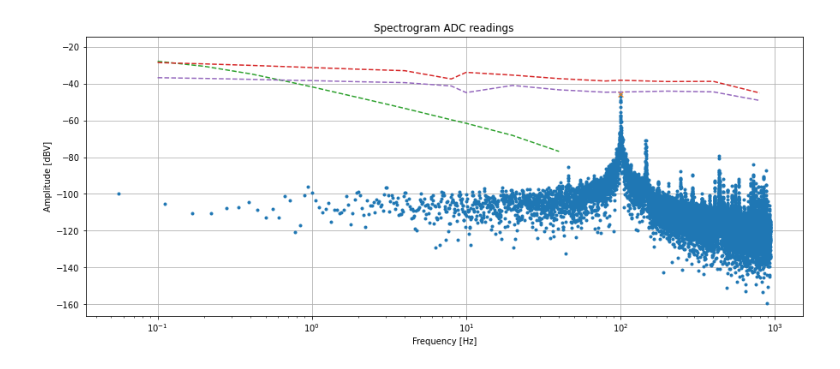
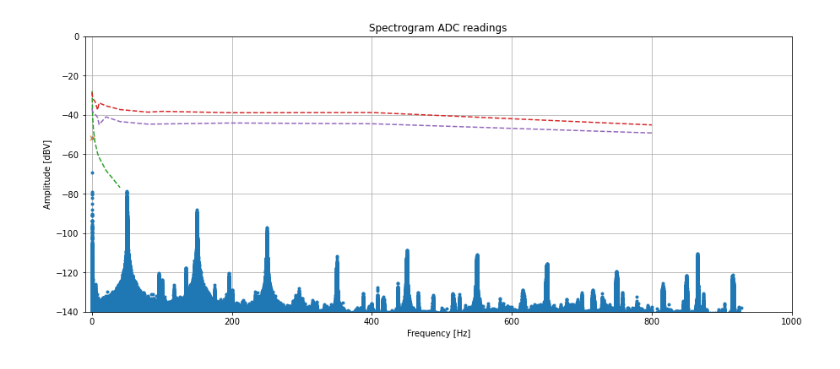
Before and after one commit to Habraken/WaveShare-ADS1256, a Jupyter notebook: data_analysis.ipynb, the cells around one changed output. Cells and saved outputs as stored; diff of their text form; code cells hidden in the pictures.

```diff
--- a/data_analysis.ipynb
+++ b/data_analysis.ipynb
@@ -93,34 +93,34 @@ plt.show()
 # %%
 n = data.size
 data_rate = 1865 # fill in the sample rate reported by the rpi_adc_stream command
 time_step = 1./data_rate
 freq_bins = np.fft.rfftfreq(n, d=time_step)
 bin_width = 1/(data.size*time_step)
 spectrum  = np.fft.rfft(data, norm='forward')
 
 peaks, _ = find_peaks(np.abs(spectrum), height=0.001, distance=100) # find all peaks >= 2.0 uV^2/Hz
 peaks.resize(peaks.size+1) # peaks consistently misses the first index (DC, 0 Hz)
 peaks.sort()               # by resizing and sorting this is corrected
 
 
 fig, axis = plt.subplots(figsize =(15, 6), facecolor=(1,1,1))
 #plt.plot(freqbins,20*np.log10(np.abs(fourier.real)), '.')
-axis.semilogx(freq_bins, 20 * np.log10(np.abs(spectrum)), '.')
-axis.semilogx(freq_bins[peaks], 20 * np.log10(np.abs(spectrum[peaks])), 'x' )
-axis.semilogx(x_series1, y_series1, '--')
-axis.semilogx(x_series2, y_series2, '--')
-axis.semilogx(x_series3, y_series3, '--')
+axis.plot(freq_bins, 20 * np.log10(np.abs(spectrum)), '.')
+axis.plot(freq_bins[peaks], 20 * np.log10(np.abs(spectrum[peaks])), 'x' )
+axis.plot(x_series1, y_series1, '--')
+axis.plot(x_series2, y_series2, '--')
+axis.plot(x_series3, y_series3, '--')
 axis.set_xlabel('Frequency [Hz]')
 #axis.set_ylabel('Amplitude [$\mu$V]')
 axis.set_ylabel('Amplitude [dBV]')
 axis.set_title(r'Spectrogram ADC readings')
-#plt.ylim(1e-3,1e4)
-#plt.xlim(0.05,2000)
+plt.ylim(-140,0)
+plt.xlim(-1e1,1e3)
 plt.grid()
 plt.savefig('spectrogram.png', bbox_inches='tight')
 plt.show()
 # %% [output]
-[figure, old version]
+[figure, new version]
 # %%
 print('DC         :','{: .5e}'.format(np.abs(spectrum[0])))
 print('bin width  :','{: .5e}'.format(bin_width))
```
Also changed, not shown: parts of 5 cells of this notebook, 7 other files.
